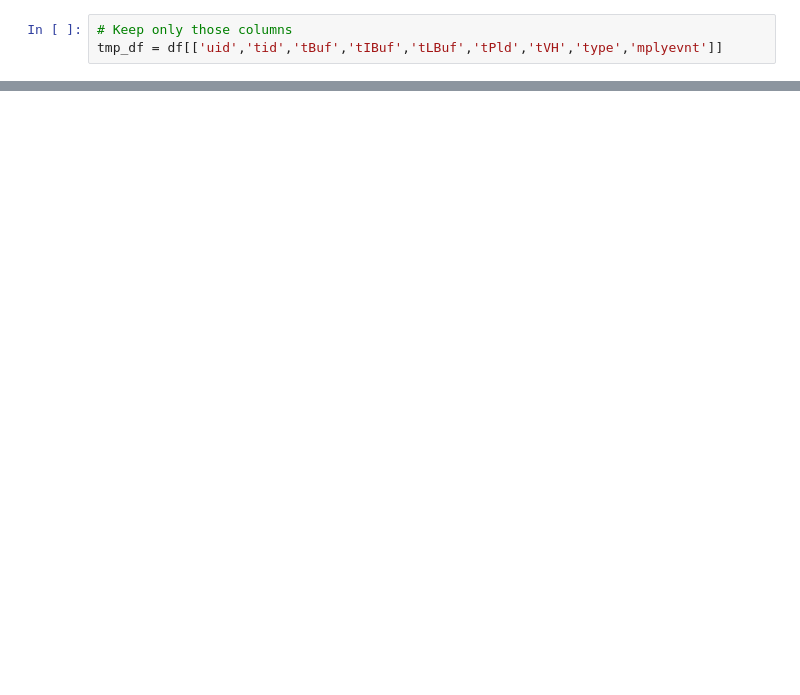
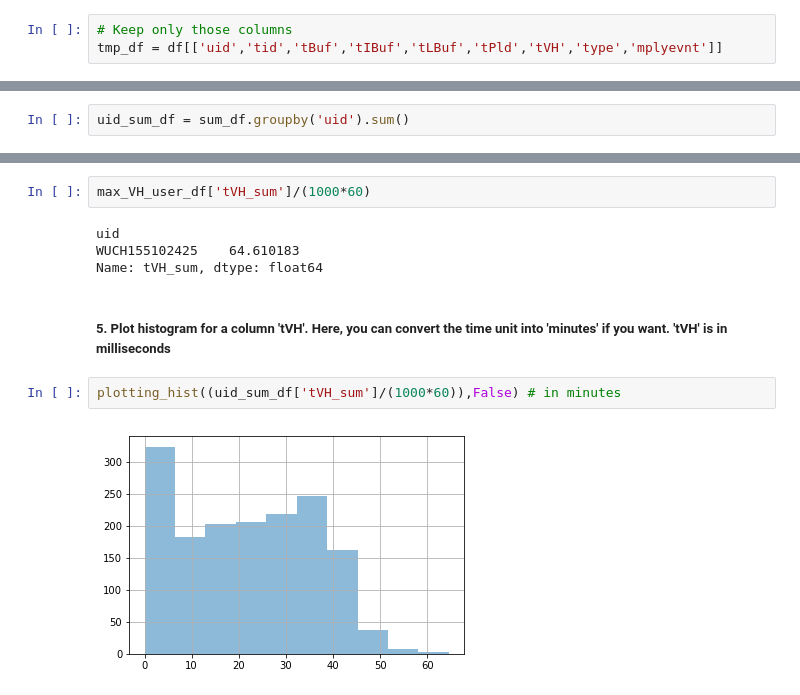
Before and after one commit to DoosanJung/STZR, a Jupyter notebook: interview_soln.ipynb, the cells around one changed output, grey strips where cells are left out. Drawn from its saved outputs; the diff is of its cells as text; blank space fills up the shorter version.

```diff
--- a/interview_soln.ipynb
+++ b/interview_soln.ipynb
@@ -97,0 +233,2 @@ tmp_df[tmp_df['tid']=='Unset']
+# %%
+uid_sum_df = sum_df.groupby('uid').sum()
@@ -97,0 +278,12 @@ tmp_df[tmp_df['tid']=='Unset']
+# %%
+max_VH_user_df['tVH_sum']/(1000*60)
+# %% [output]
+uid
+WUCH155102425    64.610183
+Name: tVH_sum, dtype: float64
+# %% [markdown]
+##### 5. Plot histogram for a column 'tVH'. Here, you can convert the time unit into 'minutes' if you want. 'tVH' is in milliseconds
+# %%
+plotting_hist((uid_sum_df['tVH_sum']/(1000*60)),False) # in minutes
+# %% [output]
+[figure, added]
```
Also changed, not shown: parts of 45 cells of this notebook, 2 other files.
